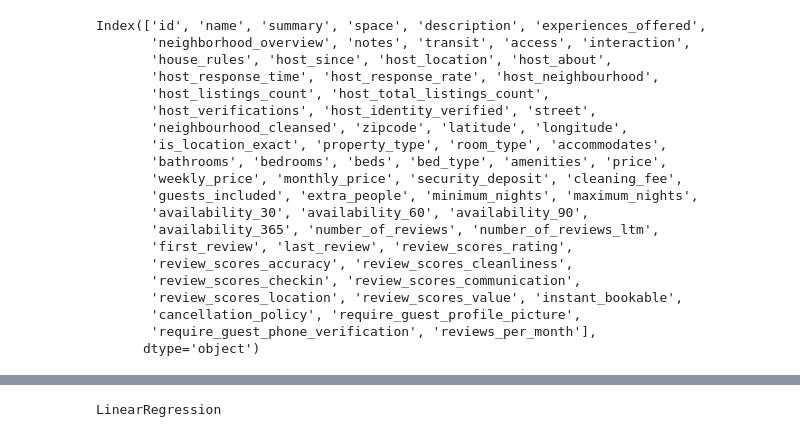
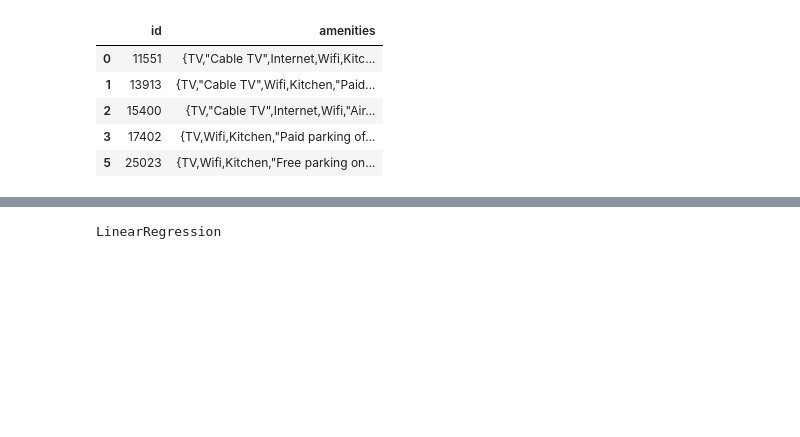
Before and after one commit to OrthoLoess/fivestar, a Jupyter notebook: notebooks/ed-jupyter-to-package.ipynb, the cells around one changed output, grey strips where cells are left out. Cells and saved outputs as stored; diff of their text form; code cells hidden in the pictures; blank space fills up the shorter version.

```diff
--- a/notebooks/ed-jupyter-to-package.ipynb
+++ b/notebooks/ed-jupyter-to-package.ipynb
@@ -34,26 +37,12 @@ amen.transform(listings)
-# %%
-listings.columns
-# %% [output]
-Index(['id', 'name', 'summary', 'space', 'description', 'experiences_offered',
-       'neighborhood_overview', 'notes', 'transit', 'access', 'interaction',
-       'house_rules', 'host_since', 'host_location', 'host_about',
-       'host_response_time', 'host_response_rate', 'host_neighbourhood',
-       'host_listings_count', 'host_total_listings_count',
-       'host_verifications', 'host_identity_verified', 'street',
-       'neighbourhood_cleansed', 'zipcode', 'latitude', 'longitude',
-       'is_location_exact', 'property_type', 'room_type', 'accommodates',
-       'bathrooms', 'bedrooms', 'beds', 'bed_type', 'amenities', 'price',
-       'weekly_price', 'monthly_price', 'security_deposit', 'cleaning_fee',
-       'guests_included', 'extra_people', 'minimum_nights', 'maximum_nights',
-       'availability_30', 'availability_60', 'availability_90',
-       'availability_365', 'number_of_reviews', 'number_of_reviews_ltm',
-       'first_review', 'last_review', 'review_scores_rating',
-       'review_scores_accuracy', 'review_scores_cleanliness',
-       'review_scores_checkin', 'review_scores_communication',
-       'review_scores_location', 'review_scores_value', 'instant_bookable',
-       'cancellation_policy', 'require_guest_profile_picture',
-       'require_guest_phone_verification', 'reviews_per_month'],
-      dtype='object')
+# %%
+listings[['id','amenities']].head()
+# %% [output]
+|  | id | amenities |
+| 0 | 11551 | {TV,"Cable TV",Internet,Wifi,Kitc... |
+| 1 | 13913 | {TV,"Cable TV",Wifi,Kitchen,"Paid... |
+| 2 | 15400 | {TV,"Cable TV",Internet,Wifi,"Air... |
+| 3 | 17402 | {TV,Wifi,Kitchen,"Paid parking of... |
+| 5 | 25023 | {TV,Wifi,Kitchen,"Free parking on... |
 # %%
 amcount = ScoreDeltaEncoder()
 amcount.transform(listings)
```
Also changed, not shown: parts of 16 cells of this notebook, 8 other files.
